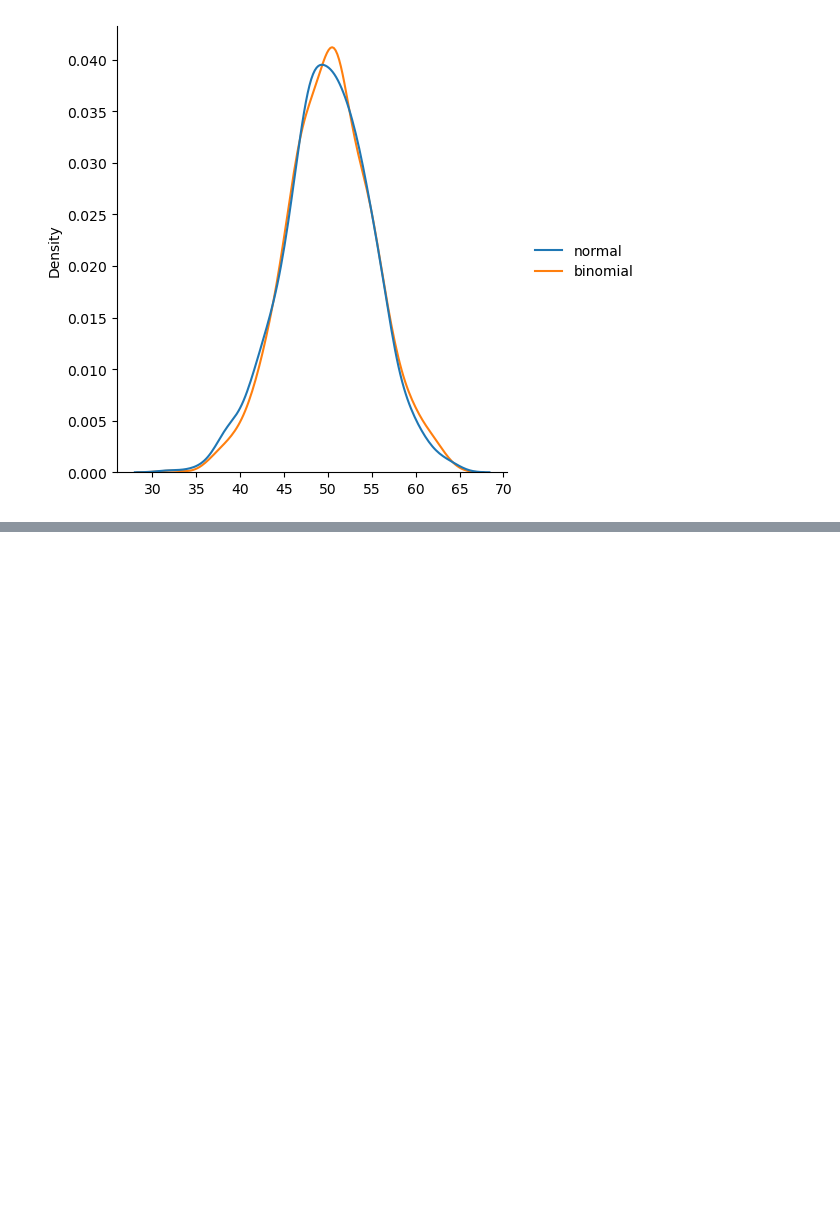
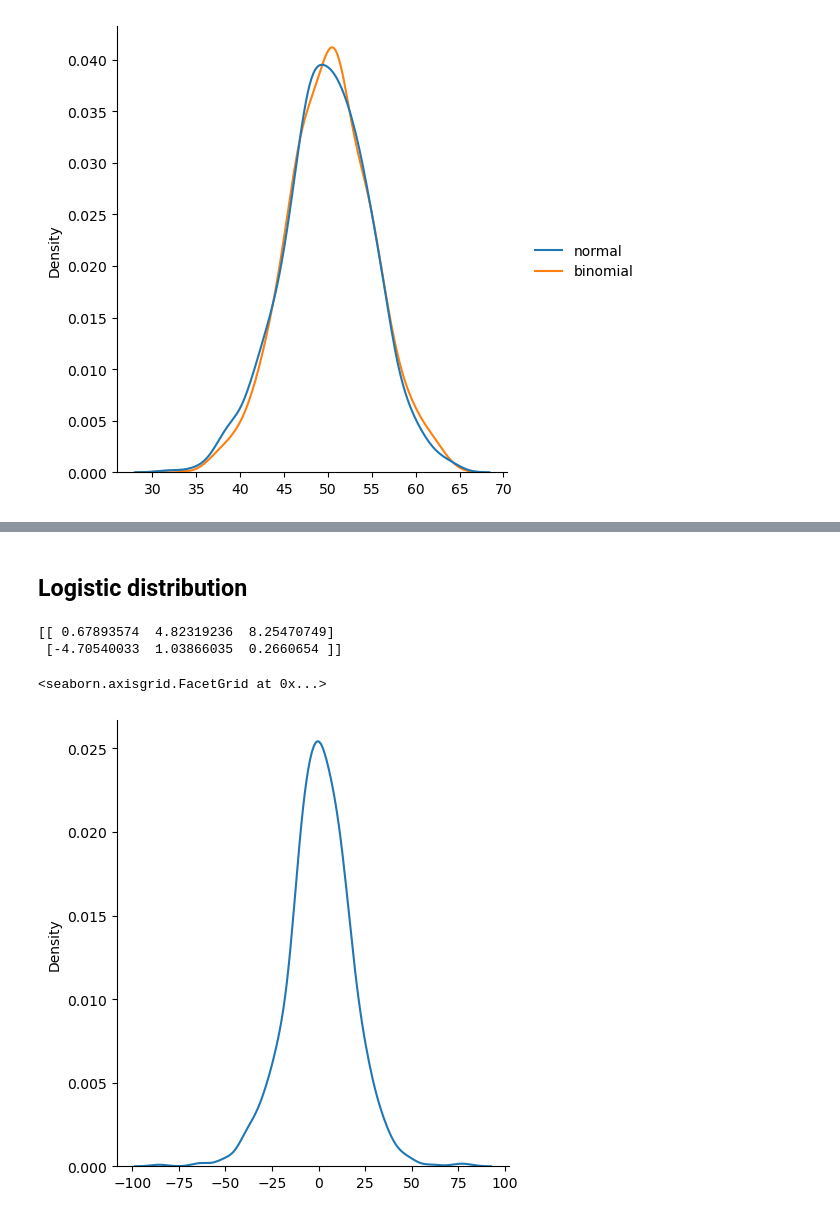
Before and after one commit to aniket15111/python_learning, a Jupyter notebook: Day14/numpy.ipynb, the cells around one changed output, grey strips where cells are left out. Saved outputs shown, nothing was run; the diff lists cells and outputs as text; code cells hidden in the pictures; blank space fills up the shorter version.

```diff
--- a/Day14/numpy.ipynb
+++ b/Day14/numpy.ipynb
@@ -496,0 +525,14 @@ plt.show()
+# %% [markdown]
+## Logistic distribution
+# %%
+x = random.logistic(loc=1, scale=2, size=(2, 3))
+
+print(x)
+# %% [output]
+[[ 0.67893574  4.82319236  8.25470749]
+ [-4.70540033  1.03866035  0.2660654 ]]
+# %%
+sns.displot(random.logistic(loc=1, scale=10, size=1000), kind='kde')
+# %% [output]
+<seaborn.axisgrid.FacetGrid at 0x...>
+[figure, added]
```
Also changed, not shown: parts of 36 cells of this notebook.
